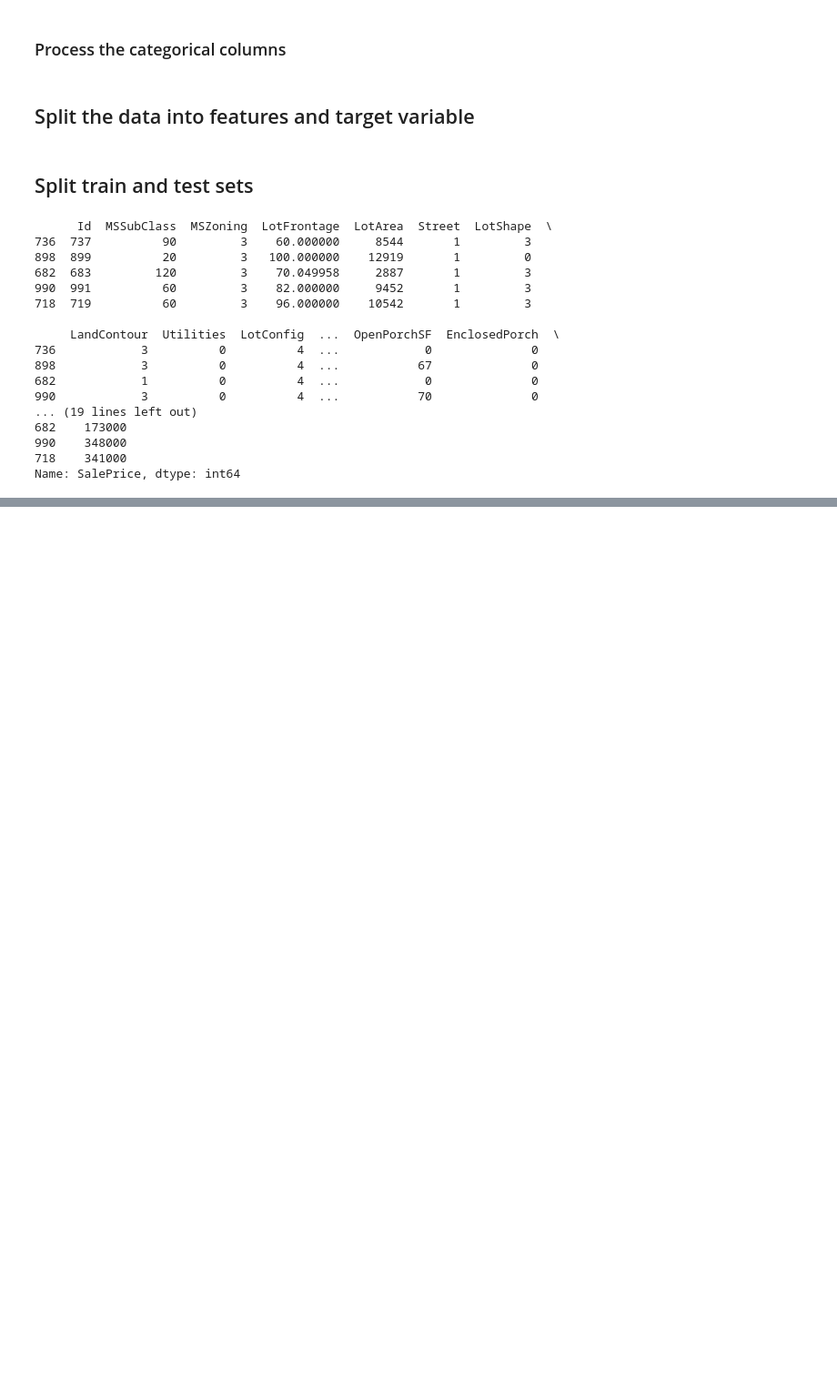
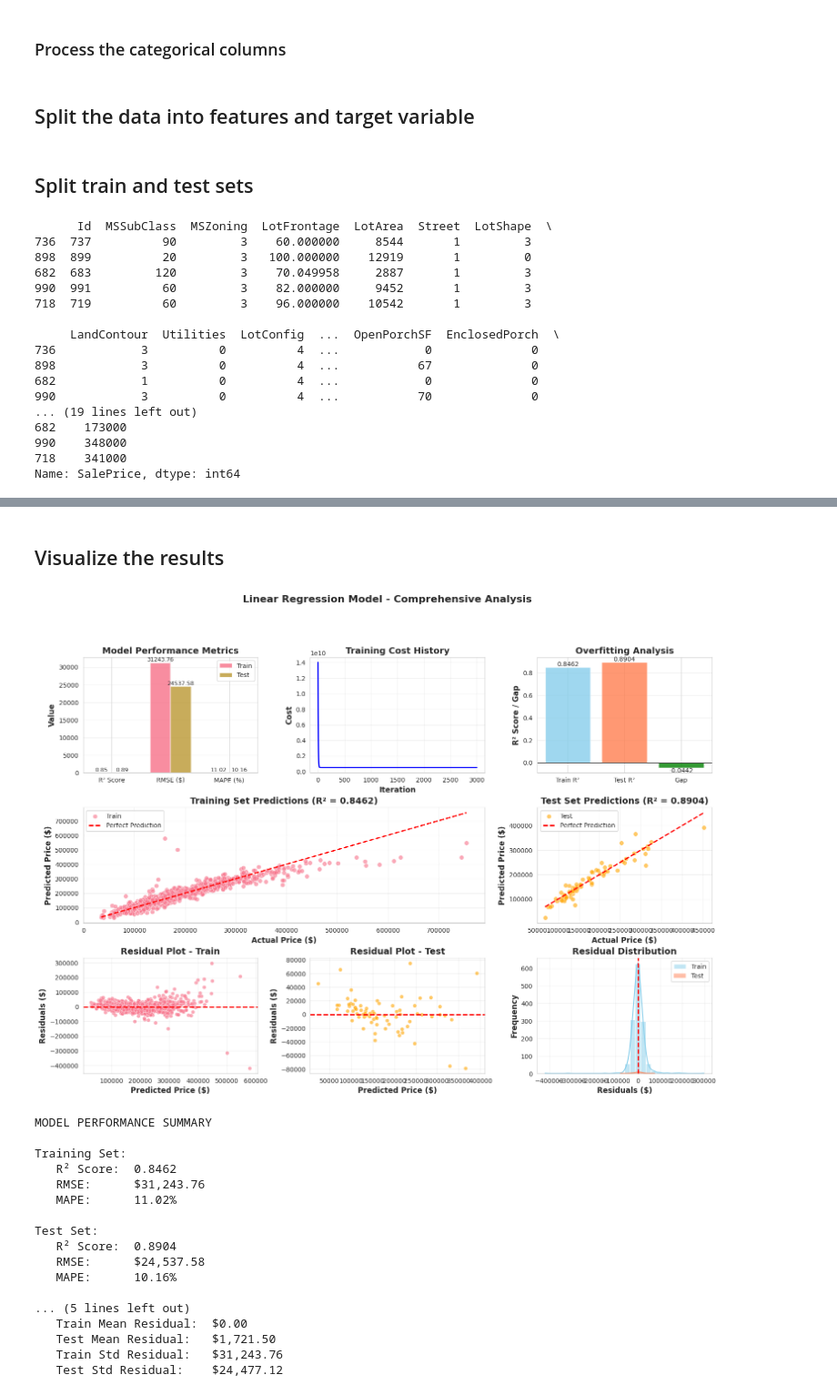
Before and after one commit to khangbkk23/NaturalLanguageProcessing, a Jupyter notebook: LinearModel/2311402_HEX_Lab6_1.ipynb, the cells around one changed output, grey strips where cells are left out. Shown at 91% size. Saved outputs shown, nothing was run; the diff lists cells and outputs as text; code cells hidden in the pictures; blank space fills up the shorter version.

```diff
--- a/LinearModel/2311402_HEX_Lab6_1.ipynb
+++ b/LinearModel/2311402_HEX_Lab6_1.ipynb
@@ -205,0 +799,4 @@ Name: SalePrice, dtype: int64
+# %%
+best_model, best_params, results_df, data = simple_grid_search(
+    X_train, X_test, y_train, y_test, LinearRegression
+)
@@ -205,0 +855,12 @@ Name: SalePrice, dtype: int64
+# %%
+X_train_norm, X_test_norm, y_train_np, y_test_np = data
+predictions = best_model.predict(X_test_norm)
+# %%
+final_model = LinearRegression(
+    learning_rate=best_params['learning_rate'],
+    n_iterations=best_params['n_iterations'],
+    method='gradient_descent',
+    regularization='ridge',
+    lambda_reg=best_params['lambda_reg']
+)
+final_model.fit(X_train_norm, y_train_np)
@@ -205,0 +899,23 @@ Name: SalePrice, dtype: int64
+# %% [markdown]
+## Visualize the results
+# %%
+results = visualize_single_model(best_model, X_train_norm, X_test_norm, y_train_np, y_test_np)
+# %% [output]
+[figure, added]
+MODEL PERFORMANCE SUMMARY
+
+Training Set:
+   R² Score:  0.8462
+   RMSE:      $31,243.76
+   MAPE:      11.02%
+
+Test Set:
+   R² Score:  0.8904
+   RMSE:      $24,537.58
+   MAPE:      10.16%
+
+... (5 lines left out)
+   Train Mean Residual:  $0.00
+   Test Mean Residual:   $1,721.50
+   Train Std Residual:   $31,243.76
+   Test Std Residual:    $24,477.12
```
Also changed, not shown: parts of 8 cells of this notebook, 2 other files.
